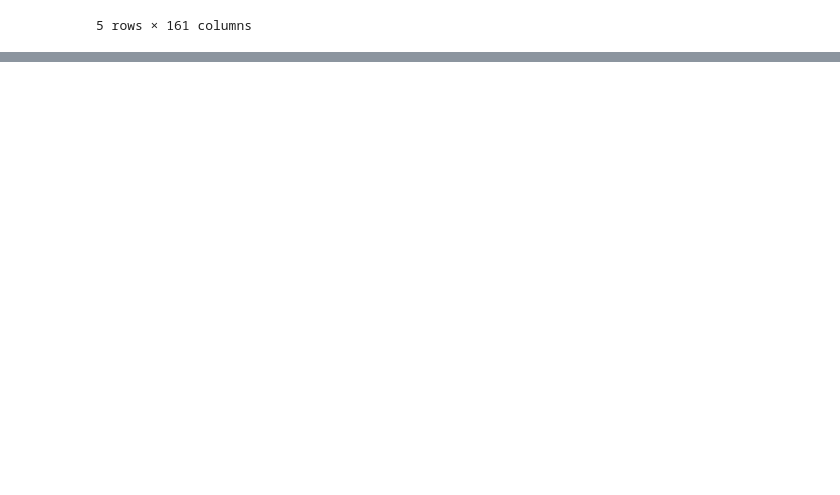
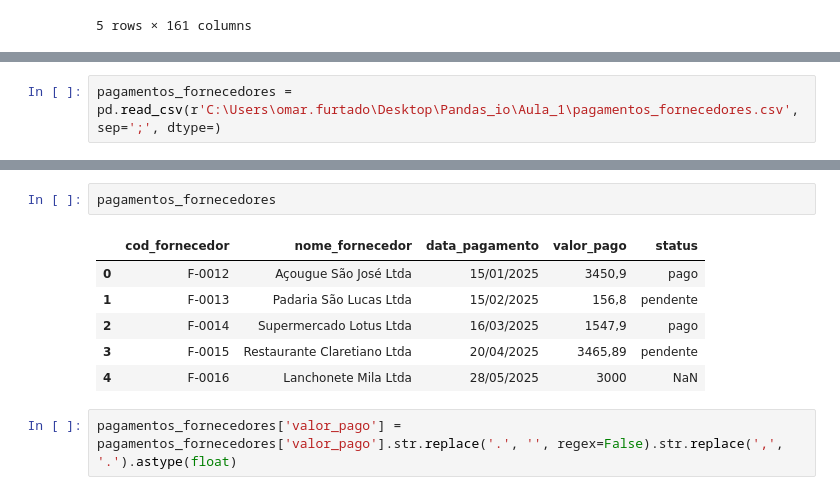
Before and after one commit to ocfurtado/Pandas_io, a Jupyter notebook: Aula_1/aula_1_clone.ipynb, the cells around one changed output, grey strips where cells are left out. Saved outputs shown, nothing was run; the diff lists cells and outputs as text; blank space fills up the shorter version.

Commit message:
aula 2

```diff
--- a/Aula_1/aula_1_clone.ipynb
+++ b/Aula_1/aula_1_clone.ipynb
@@ -83,0 +87,2 @@ dados_sus.head()
+# %%
+pagamentos_fornecedores = pd.read_csv(r'C:\Users\omar.furtado\Desktop\Pandas_io\Aula_1\pagamentos_fornecedores.csv', sep=';', dtype=)
@@ -83,0 +98,11 @@ dados_sus.head()
+# %%
+pagamentos_fornecedores
+# %% [output]
+|  | cod_fornecedor | nome_fornecedor | data_pagamento | valor_pago | status |
+| 0 | F-0012 | Açougue São José Ltda | 15/01/2025 | 3450,9 | pago |
+| 1 | F-0013 | Padaria São Lucas Ltda | 15/02/2025 | 156,8 | pendente |
+| 2 | F-0014 | Supermercado Lotus Ltda | 16/03/2025 | 1547,9 | pago |
+| 3 | F-0015 | Restaurante Claretiano Ltda | 20/04/2025 | 3465,89 | pendente |
+| 4 | F-0016 | Lanchonete Mila Ltda | 28/05/2025 | 3000 | NaN |
+# %%
+pagamentos_fornecedores['valor_pago'] = pagamentos_fornecedores['valor_pago'].str.replace('.', '', regex=False).str.replace(',', '.').astype(float)
```
Also changed, not shown: parts of 14 cells of this notebook, 9 other files.
